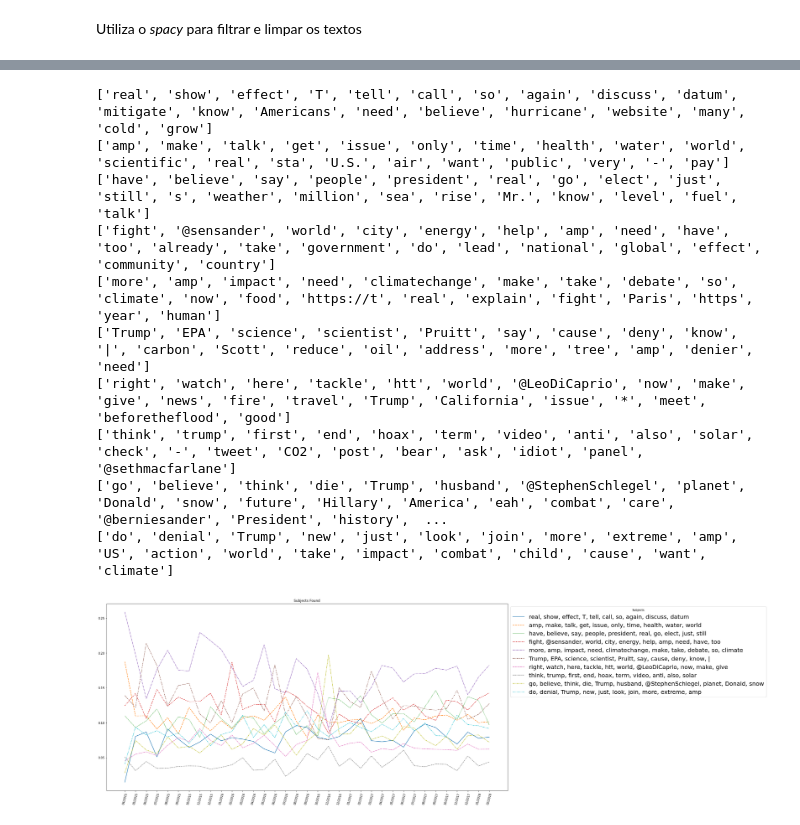
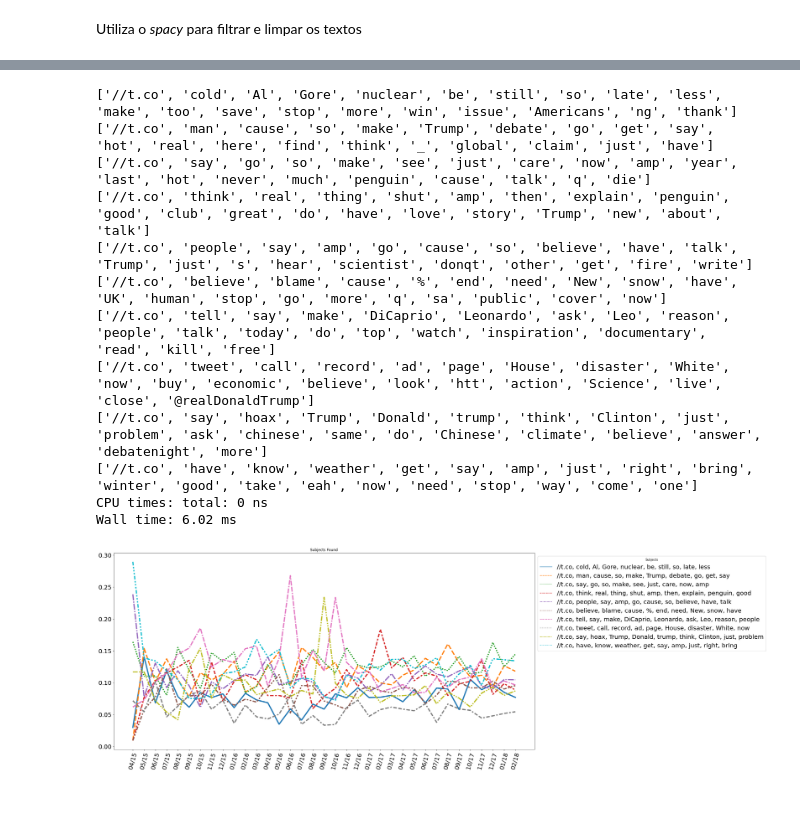
Before and after one commit to thiagorbernardo/UTFPR-Data-Science-CSB55, a Jupyter notebook: 06 - LDA/LDA_GlobalWarming.ipynb, the cells around one changed output, grey strips where cells are left out. Cells and saved outputs as stored; diff of their text form; code cells hidden in the pictures.

```diff
--- a/06 - LDA/LDA_GlobalWarming.ipynb
+++ b/06 - LDA/LDA_GlobalWarming.ipynb
@@ -83,0 +79,3 @@ main = LdaOverTime(cleaned_pro)
+# %%
+%%time
+main = LdaOverTime(cleaned_neutral)
@@ -84,4 +85,5 @@ main = LdaOverTime(cleaned_pro)
 # %%
+%%time
 for topic_id in range(1, 11):
     print(
         main.get_topic_words(
@@ -91,33 +93,37 @@ for topic_id in range(1, 11):
         )
     )
 # %% [output]
-['real', 'show', 'effect', 'T', 'tell', 'call', 'so', 'again', 'discuss', 'datum', 'mitigate', 'know', 'Americans', 'need', 'believe', 'hurricane', 'website', 'many', 'cold', 'grow']
-['amp', 'make', 'talk', 'get', 'issue', 'only', 'time', 'health', 'water', 'world', 'scientific', 'real', 'sta', 'U.S.', 'air', 'want', 'public', 'very', '-', 'pay']
-['have', 'believe', 'say', 'people', 'president', 'real', 'go', 'elect', 'just', 'still', 's', 'weather', 'million', 'sea', 'rise', 'Mr.', 'know', 'level', 'fuel', 'talk']
-['fight', '@sensander', 'world', 'city', 'energy', 'help', 'amp', 'need', 'have', 'too', 'already', 'take', 'government', 'do', 'lead', 'national', 'global', 'effect', 'community', 'country']
-['more', 'amp', 'impact', 'need', 'climatechange', 'make', 'take', 'debate', 'so', 'climate', 'now', 'food', 'https://t', 'real', 'explain', 'fight', 'Paris', 'https', 'year', 'human']
-['Trump', 'EPA', 'science', 'scientist', 'Pruitt', 'say', 'cause', 'deny', 'know', '|', 'carbon', 'Scott', 'reduce', 'oil', 'address', 'more', 'tree', 'amp', 'denier', 'need']
-['right', 'watch', 'here', 'tackle', 'htt', 'world', '@LeoDiCaprio', 'now', 'make', 'give', 'news', 'fire', 'travel', 'Trump', 'California', 'issue', '*', 'meet', 'beforetheflood', 'good']
-['think', 'trump', 'first', 'end', 'hoax', 'term', 'video', 'anti', 'also', 'solar', 'check', '-', 'tweet', 'CO2', 'post', 'bear', 'ask', 'idiot', 'panel', '@sethmacfarlane']
-['go', 'believe', 'think', 'die', 'Trump', 'husband', '@StephenSchlegel', 'planet', 'Donald', 'snow', 'future', 'Hillary', 'America', 'eah', 'combat', 'care', '@berniesander', 'President', 'history',  ...
-['do', 'denial', 'Trump', 'new', 'just', 'look', 'join', 'more', 'extreme', 'amp', 'US', 'action', 'world', 'take', 'impact', 'combat', 'child', 'cause', 'want', 'climate']
+['//t.co', 'cold', 'Al', 'Gore', 'nuclear', 'be', 'still', 'so', 'late', 'less', 'make', 'too', 'save', 'stop', 'more', 'win', 'issue', 'Americans', 'ng', 'thank']
+['//t.co', 'man', 'cause', 'so', 'make', 'Trump', 'debate', 'go', 'get', 'say', 'hot', 'real', 'here', 'find', 'think', '_', 'global', 'claim', 'just', 'have']
+['//t.co', 'say', 'go', 'so', 'make', 'see', 'just', 'care', 'now', 'amp', 'year', 'last', 'hot', 'never', 'much', 'penguin', 'cause', 'talk', 'q', 'die']
+['//t.co', 'think', 'real', 'thing', 'shut', 'amp', 'then', 'explain', 'penguin', 'good', 'club', 'great', 'do', 'have', 'love', 'story', 'Trump', 'new', 'about', 'talk']
+['//t.co', 'people', 'say', 'amp', 'go', 'cause', 'so', 'believe', 'have', 'talk', 'Trump', 'just', 's', 'hear', 'scientist', 'donqt', 'other', 'get', 'fire', 'write']
+['//t.co', 'believe', 'blame', 'cause', '%', 'end', 'need', 'New', 'snow', 'have', 'UK', 'human', 'stop', 'go', 'more', 'q', 'sa', 'public', 'cover', 'now']
+['//t.co', 'tell', 'say', 'make', 'DiCaprio', 'Leonardo', 'ask', 'Leo', 'reason', 'people', 'talk', 'today', 'do', 'top', 'watch', 'inspiration', 'documentary', 'read', 'kill', 'free']
+['//t.co', 'tweet', 'call', 'record', 'ad', 'page', 'House', 'disaster', 'White', 'now', 'buy', 'economic', 'believe', 'look', 'htt', 'action', 'Science', 'live', 'close', '@realDonaldTrump']
+['//t.co', 'say', 'hoax', 'Trump', 'Donald', 'trump', 'think', 'Clinton', 'just', 'problem', 'ask', 'chinese', 'same', 'do', 'Chinese', 'climate', 'believe', 'answer', 'debatenight', 'more']
+['//t.co', 'have', 'know', 'weather', 'get', 'say', 'amp', 'just', 'right', 'bring', 'winter', 'good', 'take', 'eah', 'now', 'need', 'stop', 'way', 'come', 'one']
+CPU times: total: 0 ns
+Wall time: 6.02 ms
 # %%
 plt.figure(figsize=(25, 12))
-plt.rc('legend',fontsize=20)
+plt.xticks(fontsize=20)
+plt.yticks(fontsize=20)
 main.plot(
     title = 'Subjects Found',    # Plot's title
 
     legend_title="Subjects",     # Legend's title
 
     # path_to_save="./plot_of_news.png",   # Set location to save
 
     display=True,                # Display graph (default)
 
     rotation=75,                 # Rotate labels in 75º
 
     mode="line",                 # Plot lines (default)
 
-    date_format="%m/%Y",         # Set custom date format to MM/YYYY,
+    date_format="%m/%y",         # Set custom date format to MM/YYYY,
+    linewidth=4
 )
 # %% [output]
-[figure, old version]
+[figure, new version]
```
Also changed, not shown: parts of 4 cells of this notebook, 3 other files.
